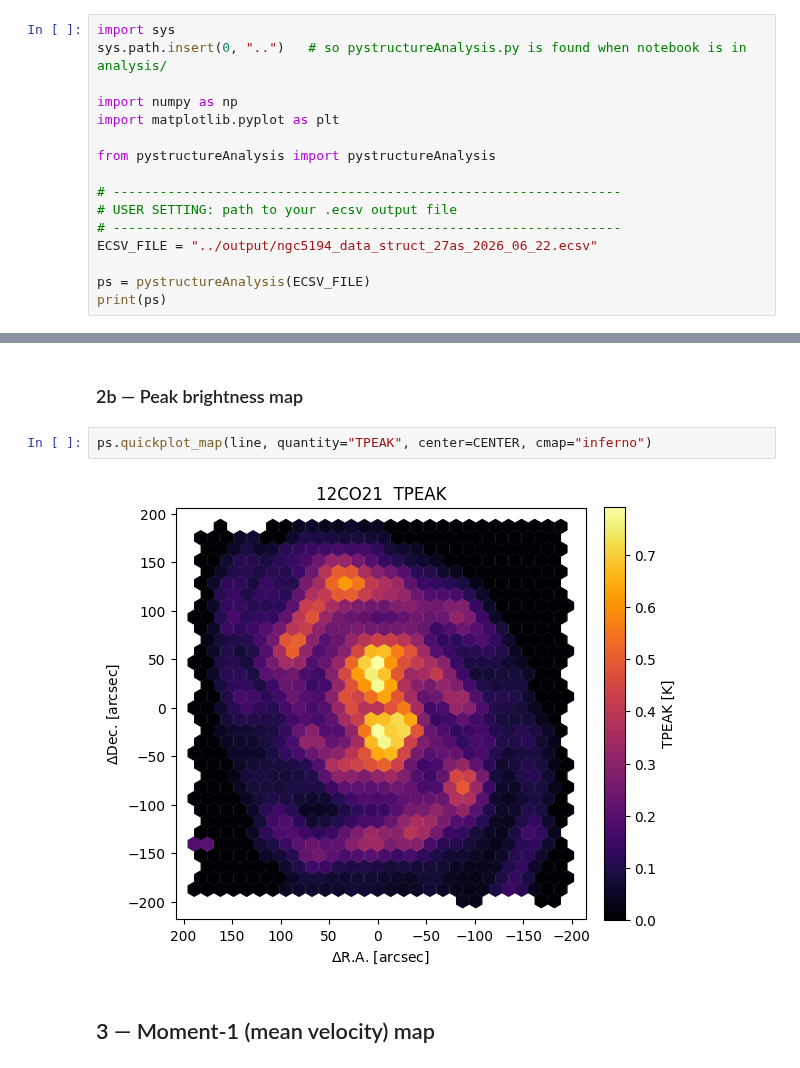
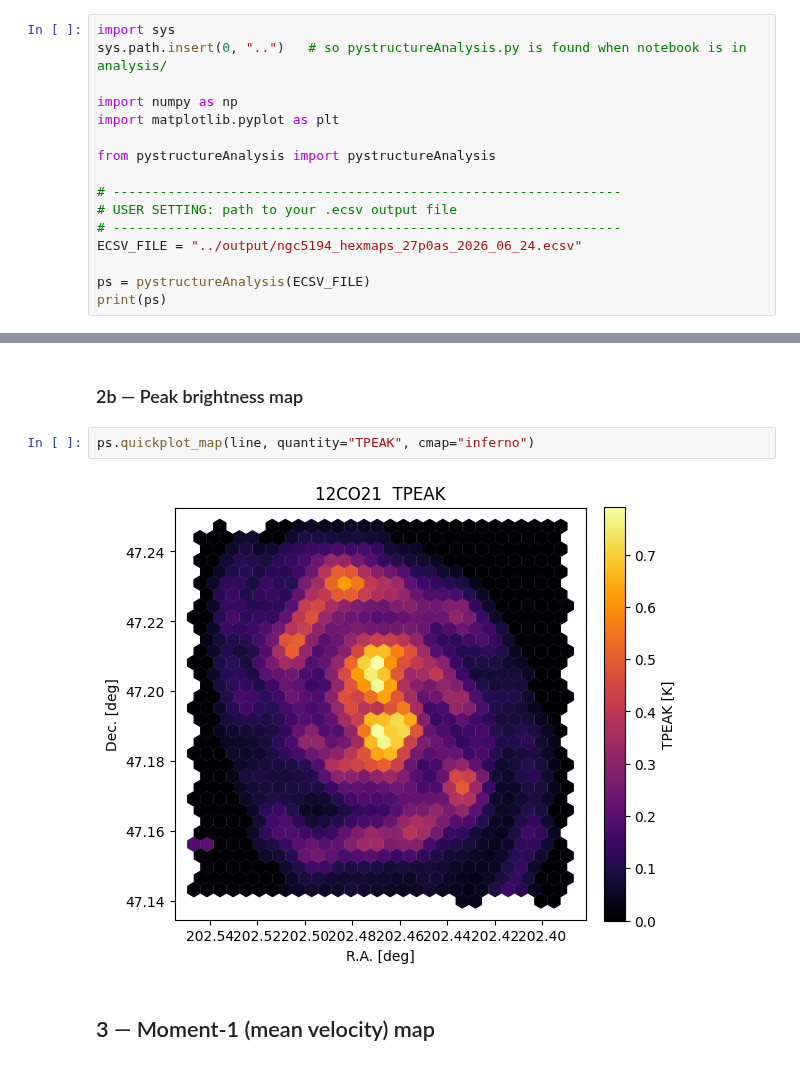
Before and after one commit to PhangsTeam/astro-HexMaps, a Jupyter notebook: analysis/pystructure_example.ipynb, the cells around one changed output, grey strips where cells are left out. Drawn from its saved outputs; the diff is of its cells as text.

```diff
--- a/analysis/pystructure_example.ipynb
+++ b/analysis/pystructure_example.ipynb
@@ -18,7 +18,7 @@ from pystructureAnalysis import pystructureAnalysis
 # -----------------------------------------------------------------
 # USER SETTING: path to your .ecsv output file
 # -----------------------------------------------------------------
-ECSV_FILE = "../output/ngc5194_data_struct_27as_2026_06_22.ecsv"
+ECSV_FILE = "../output/ngc5194_hexmaps_27p0as_2026_06_24.ecsv"
 
 ps = pystructureAnalysis(ECSV_FILE)
 print(ps)
@@ -80,9 +80,9 @@ ps.quickplot_map(line, quantity="MOM0", center=CENTER)
 # %% [markdown]
 ### 2b — Peak brightness map
 # %%
-ps.quickplot_map(line, quantity="TPEAK", center=CENTER, cmap="inferno")
+ps.quickplot_map(line, quantity="TPEAK", cmap="inferno")
 # %% [output]
-[figure, old version]
+[figure, new version]
 # %% [markdown]
 ## 3 — Moment-1 (mean velocity) map
 # %%
```
Also changed, not shown: parts of 5 cells of this notebook, 2 other files.
